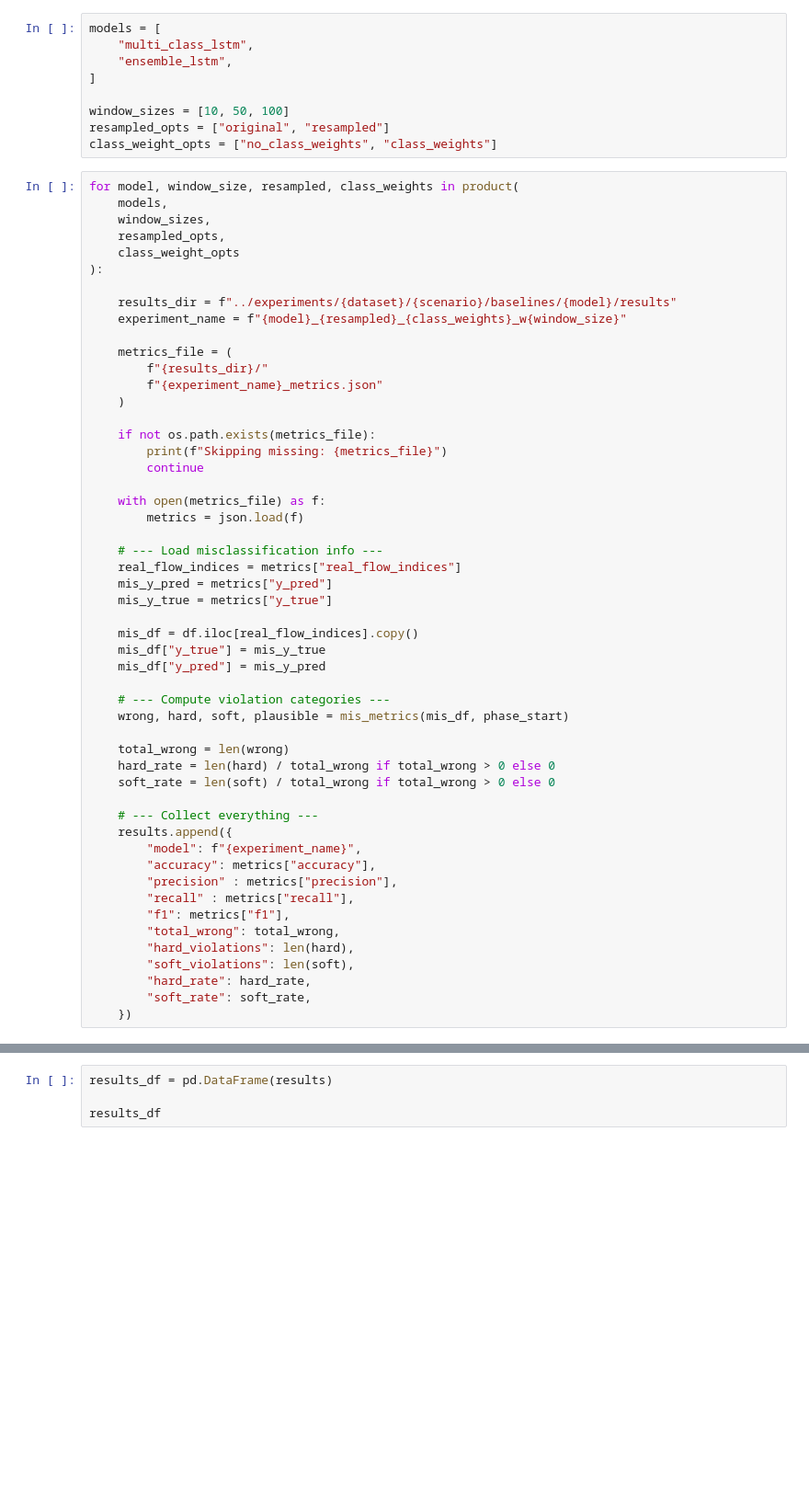
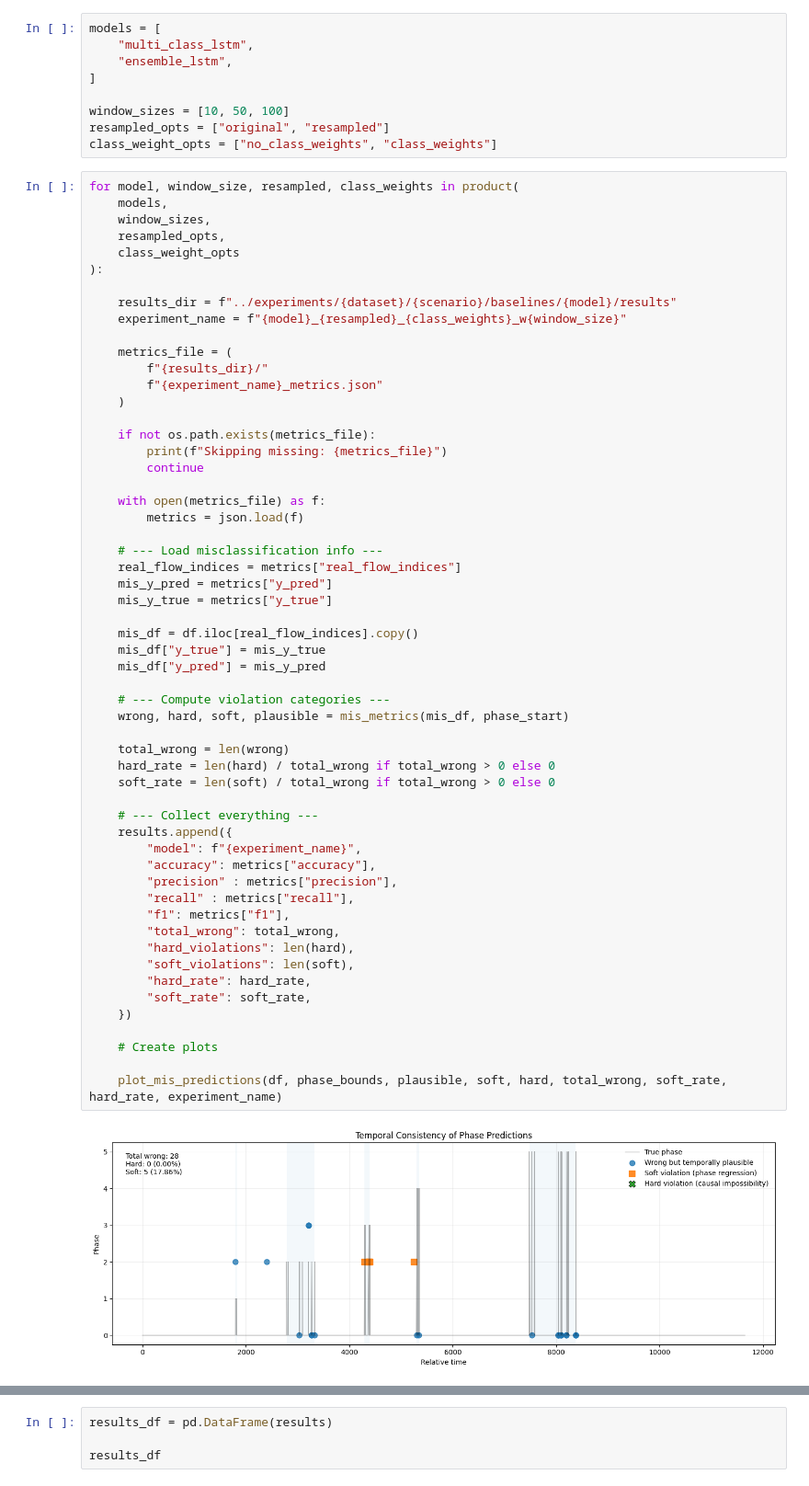
Before and after one commit to sofiaburkow/DeepChronos, a Jupyter notebook: notebooks/analyze_baselines.ipynb, the cells around one changed output, grey strips where cells are left out. Shown at 92% size. Saved outputs shown, nothing was run; the diff lists cells and outputs as text; blank space fills up the shorter version.

```diff
--- a/notebooks/analyze_baselines.ipynb
+++ b/notebooks/analyze_baselines.ipynb
@@ -213,30 +218,36 @@ for model, window_size, resampled, class_weights in product(
 
     # --- Load misclassification info ---
     real_flow_indices = metrics["real_flow_indices"]
     mis_y_pred = metrics["y_pred"]
     mis_y_true = metrics["y_true"]
 
     mis_df = df.iloc[real_flow_indices].copy()
     mis_df["y_true"] = mis_y_true
     mis_df["y_pred"] = mis_y_pred
 
     # --- Compute violation categories ---
     wrong, hard, soft, plausible = mis_metrics(mis_df, phase_start)
 
     total_wrong = len(wrong)
     hard_rate = len(hard) / total_wrong if total_wrong > 0 else 0
     soft_rate = len(soft) / total_wrong if total_wrong > 0 else 0
 
     # --- Collect everything ---
     results.append({
         "model": f"{experiment_name}",
         "accuracy": metrics["accuracy"],
         "precision" : metrics["precision"],
         "recall" : metrics["recall"],
         "f1": metrics["f1"],
         "total_wrong": total_wrong,
         "hard_violations": len(hard),
         "soft_violations": len(soft),
         "hard_rate": hard_rate,
         "soft_rate": soft_rate,
     })
+
+    # Create plots
+
+    plot_mis_predictions(df, phase_bounds, plausible, soft, hard, total_wrong, soft_rate, hard_rate, experiment_name)
+# %% [output]
+[figure, added]
```
Also changed, not shown: parts of 8 cells of this notebook, 24 other files.
